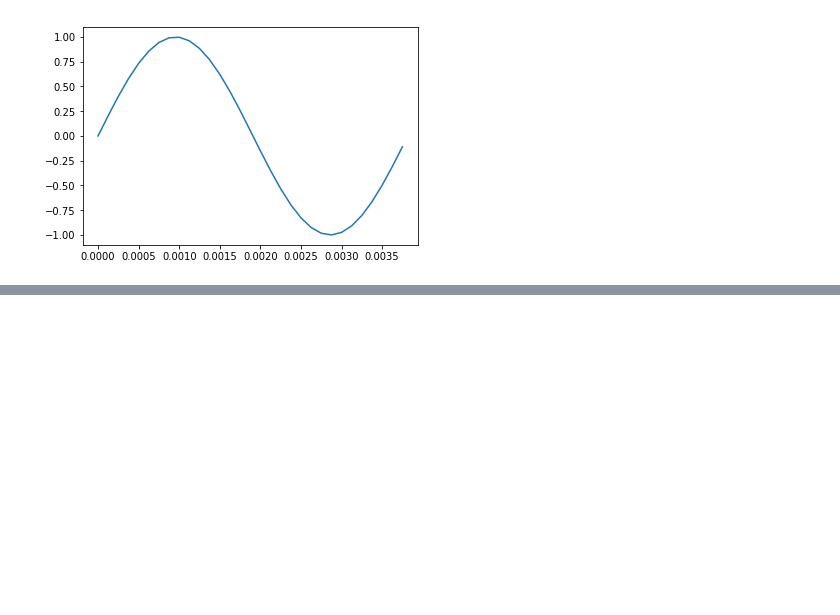
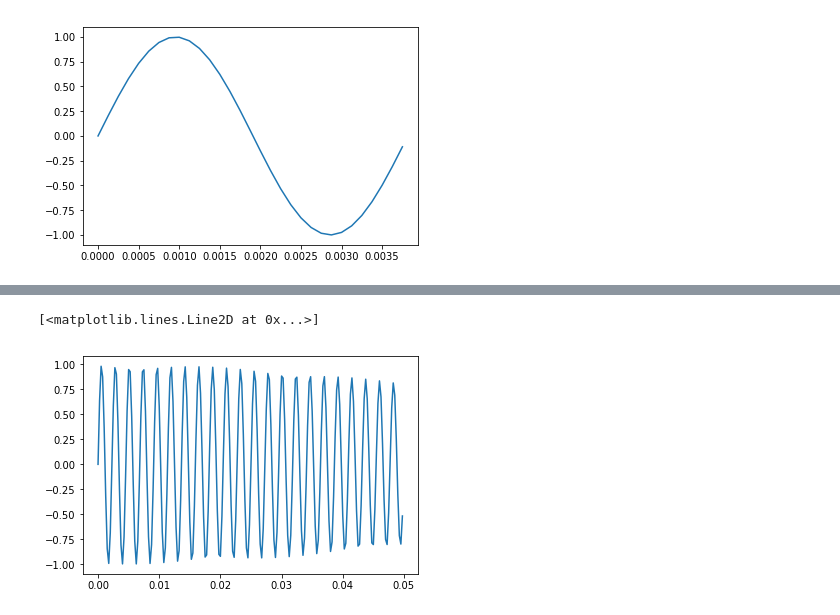
Before and after one commit to fumuumuf/train-dsp, a Jupyter notebook: work/chap01/chap01_章末問題.ipynb, the cells around one changed output, grey strips where cells are left out. Drawn from its saved outputs; the diff is of its cells as text; code cells hidden in the pictures; blank space fills up the shorter version.

```diff
--- a/work/chap01/chap01_章末問題.ipynb
+++ b/work/chap01/chap01_章末問題.ipynb
@@ -89,0 +115,14 @@ cis.audioplay(y2, fs)
+# %%
+a_yy = 1 # a=0.5 とした
+f_1= 438
+f_2 = 442
+f_a = (f_1+f_2)/2
+f_b = (f_1-f_2)/2
+fs = 4000
+t = np.arange(0,1,1/fs)
+
+yy = a_yy*np.cos(2*np.pi*f_b*t)*np.sin(2*np.pi*f_a*t)
+plt.plot(t[:200],yy[:200])
+# %% [output]
+[<matplotlib.lines.Line2D at 0x...>]
+[figure, added]
```
Also changed, not shown: parts of 11 cells of this notebook, 1 other file.
